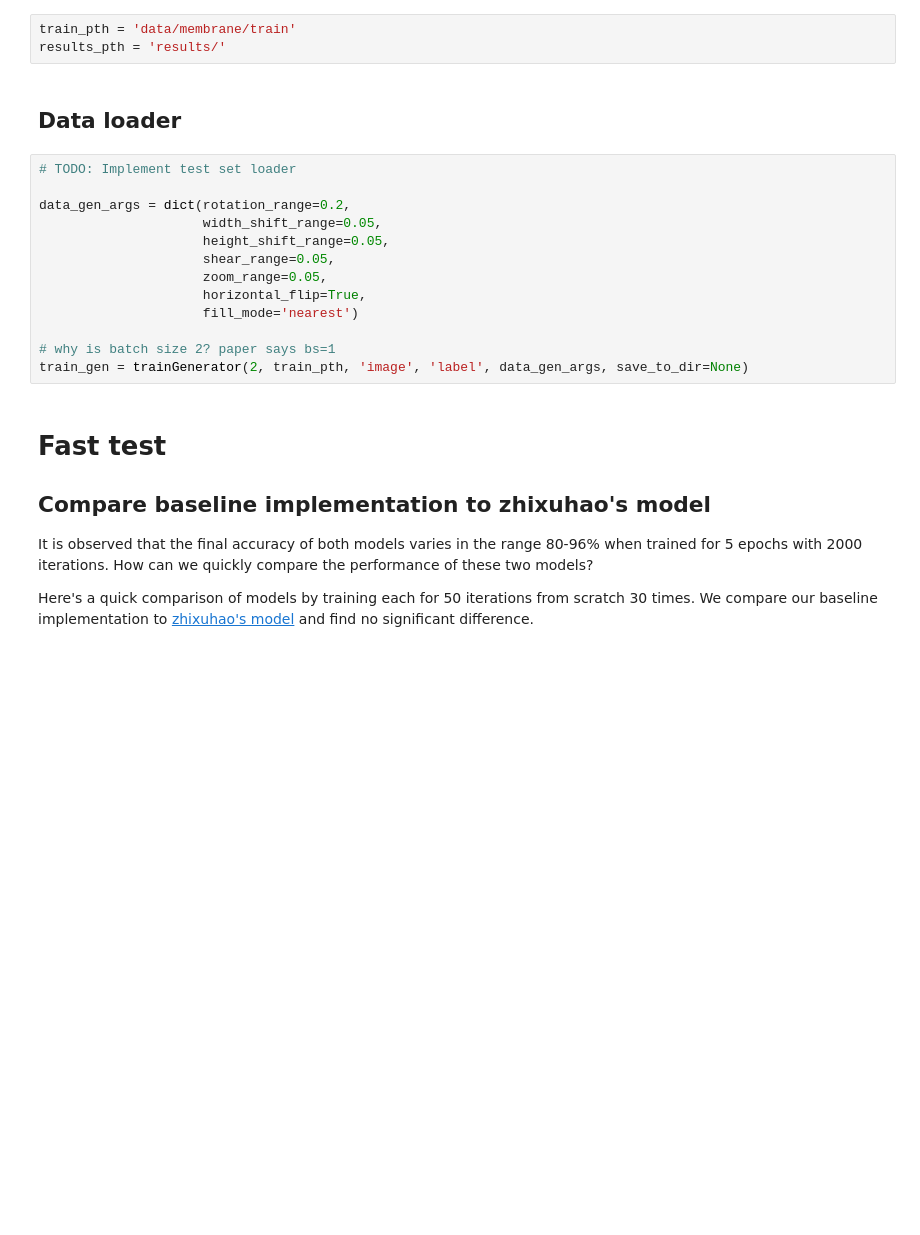
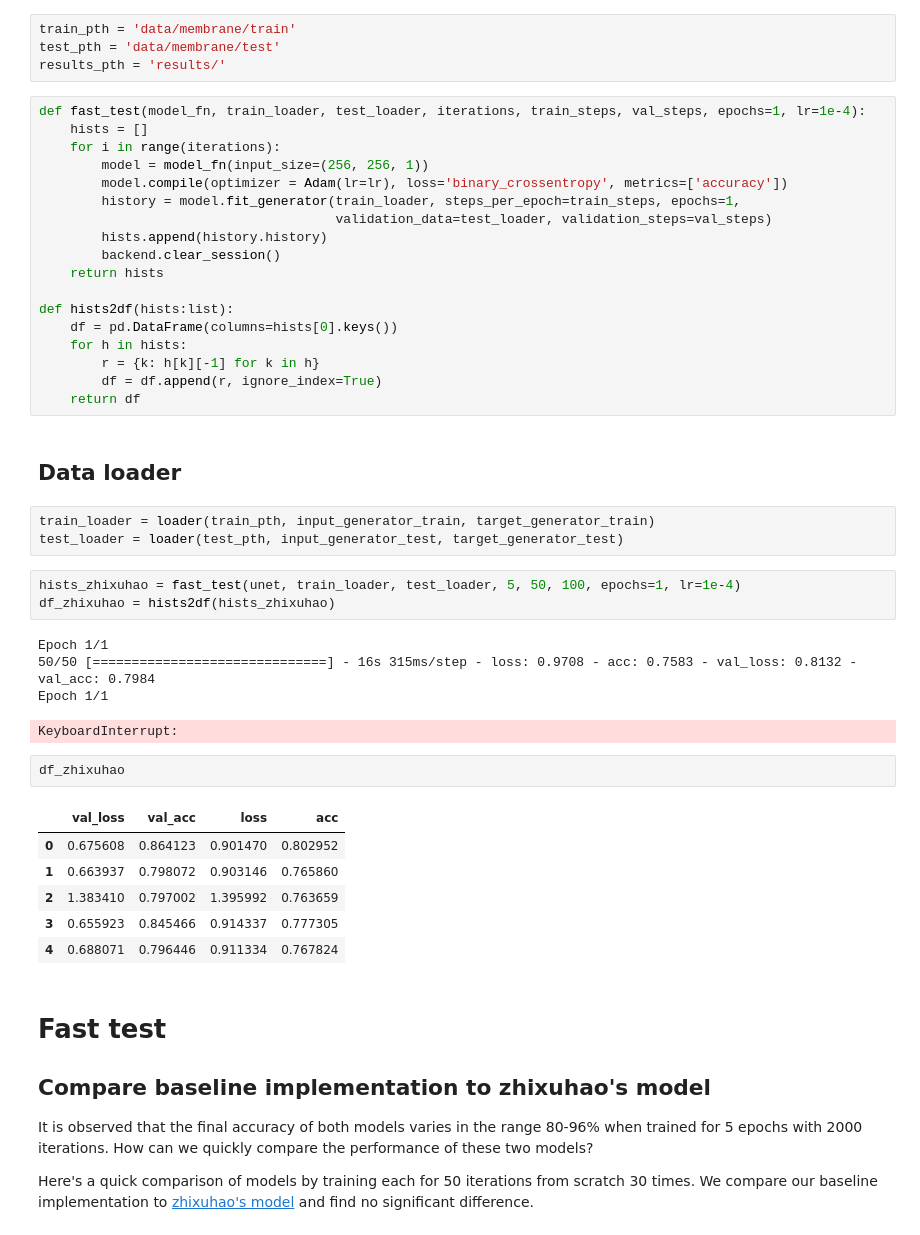
Before and after one commit to a-martyn/unet, a Jupyter notebook: model_comparison.ipynb, the cells around one changed output. Saved outputs shown, nothing was run; the diff lists cells and outputs as text; blank space fills up the shorter version.

Commit message:
verified models and data loader

```diff
--- a/model_comparison.ipynb
+++ b/model_comparison.ipynb
@@ -14,22 +15,48 @@ from model.unet_zhixuhao import *
 from model.unet_ternaus import *
 # %%
 train_pth = 'data/membrane/train'
+test_pth = 'data/membrane/test'
 results_pth = 'results/'
+# %%
+def fast_test(model_fn, train_loader, test_loader, iterations, train_steps, val_steps, epochs=1, lr=1e-4):
+    hists = []
+    for i in range(iterations):
+        model = model_fn(input_size=(256, 256, 1))
+        model.compile(optimizer = Adam(lr=lr), loss='binary_crossentropy', metrics=['accuracy'])
+        history = model.fit_generator(train_loader, steps_per_epoch=train_steps, epochs=1,
+                                      validation_data=test_loader, validation_steps=val_steps)
+        hists.append(history.history)
+        backend.clear_session()
+    return hists
+
+def hists2df(hists:list):
+    df = pd.DataFrame(columns=hists[0].keys())
+    for h in hists:
+        r = {k: h[k][-1] for k in h}
+        df = df.append(r, ignore_index=True)
+    return df
 # %% [markdown]
 ## Data loader
-# %%
-# TODO: Implement test set loader
-
-data_gen_args = dict(rotation_range=0.2,
-                     width_shift_range=0.05,
-                     height_shift_range=0.05,
-                     shear_range=0.05,
-                     zoom_range=0.05,
-                     horizontal_flip=True,
-                     fill_mode='nearest')
-
-# why is batch size 2? paper says bs=1
-train_gen = trainGenerator(2, train_pth, 'image', 'label', data_gen_args, save_to_dir=None)
+# %%
+train_loader = loader(train_pth, input_generator_train, target_generator_train)
+test_loader = loader(test_pth, input_generator_test, target_generator_test)
+# %%
+hists_zhixuhao = fast_test(unet, train_loader, test_loader, 5, 50, 100, epochs=1, lr=1e-4)
+df_zhixuhao = hists2df(hists_zhixuhao)
+# %% [output]
+Epoch 1/1
+50/50 [==============================] - 16s 315ms/step - loss: 0.9708 - acc: 0.7583 - val_loss: 0.8132 - val_acc: 0.7984
+Epoch 1/1
+KeyboardInterrupt:
+# %%
+df_zhixuhao
+# %% [output]
+|  | val_loss | val_acc | loss | acc |
+| 0 | 0.675608 | 0.864123 | 0.901470 | 0.802952 |
+| 1 | 0.663937 | 0.798072 | 0.903146 | 0.765860 |
+| 2 | 1.383410 | 0.797002 | 1.395992 | 0.763659 |
+| 3 | 0.655923 | 0.845466 | 0.914337 | 0.777305 |
+| 4 | 0.688071 | 0.796446 | 0.911334 | 0.767824 |
 # %% [markdown]
 # Fast test
 
```
Also changed, not shown: parts of 3 cells of this notebook, 5 other files.
